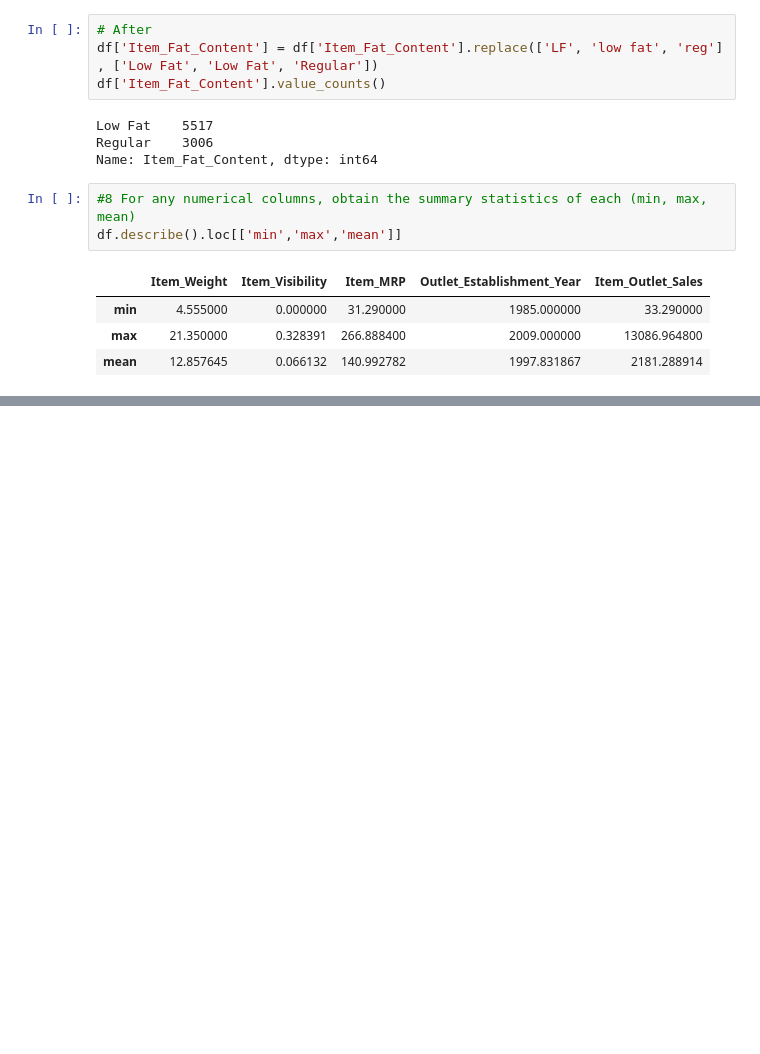
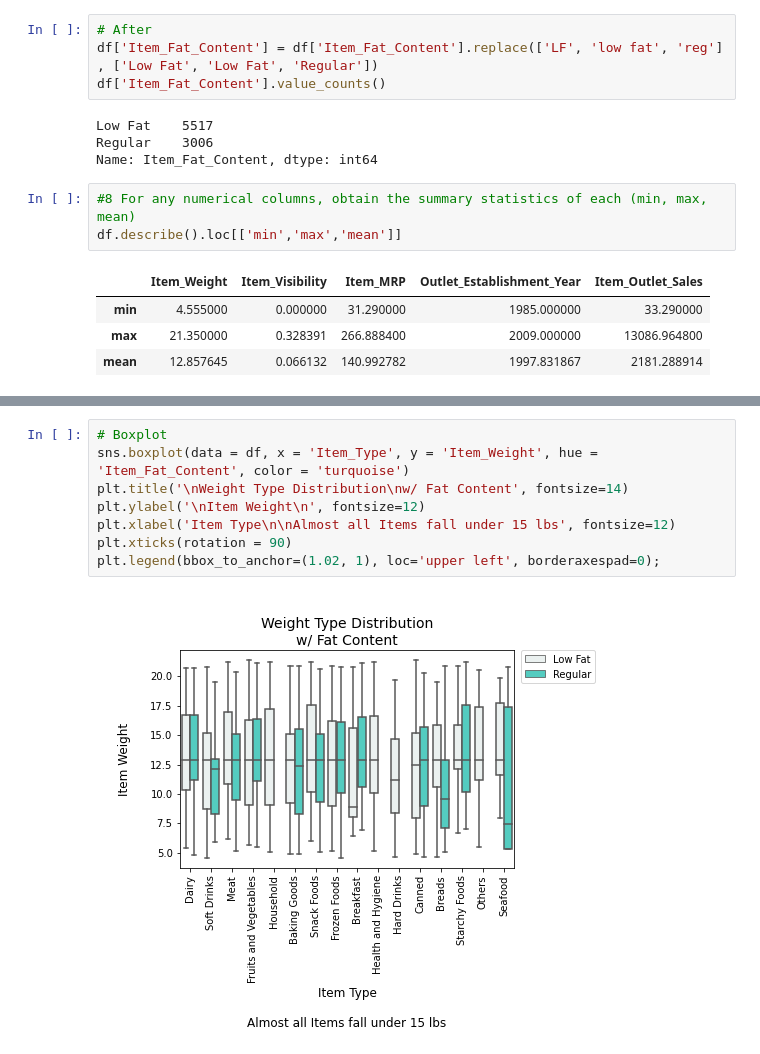
Before and after one commit to Suganthan-Thamotharampillai/sales-predictions, a Jupyter notebook: Project_1_Sales_Predictions.ipynb, the cells around one changed output, grey strips where cells are left out. Cells and saved outputs as stored; diff of their text form; blank space fills up the shorter version.

```diff
--- a/Project_1_Sales_Predictions.ipynb
+++ b/Project_1_Sales_Predictions.ipynb
@@ -184,0 +185,10 @@ df.describe().loc[['min','max','mean']]
+# %%
+# Boxplot
+sns.boxplot(data = df, x = 'Item_Type', y = 'Item_Weight', hue = 'Item_Fat_Content', color = 'turquoise')
+plt.title('\nWeight Type Distribution\nw/ Fat Content', fontsize=14)
+plt.ylabel('\nItem Weight\n', fontsize=12)
+plt.xlabel('Item Type\n\nAlmost all Items fall under 15 lbs', fontsize=12)
+plt.xticks(rotation = 90)
+plt.legend(bbox_to_anchor=(1.02, 1), loc='upper left', borderaxespad=0);
+# %% [output]
+[figure, added]
```
Also changed, not shown: parts of 9 cells of this notebook.
